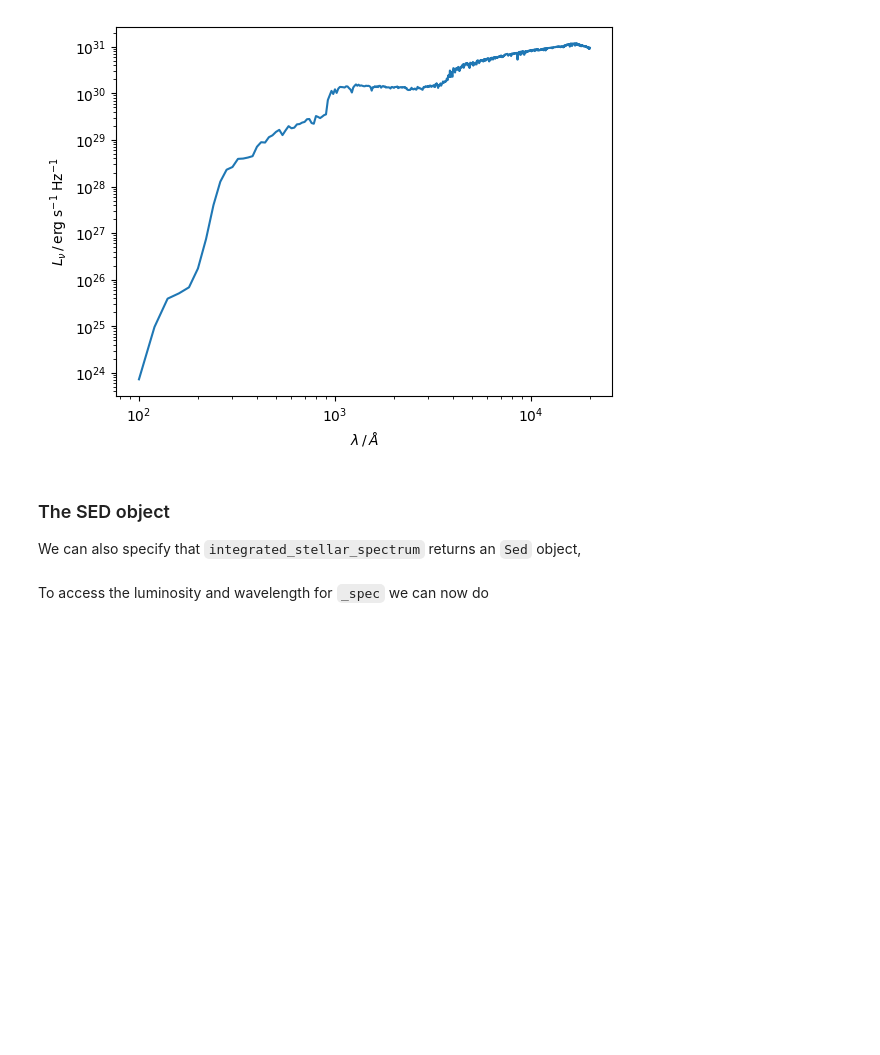
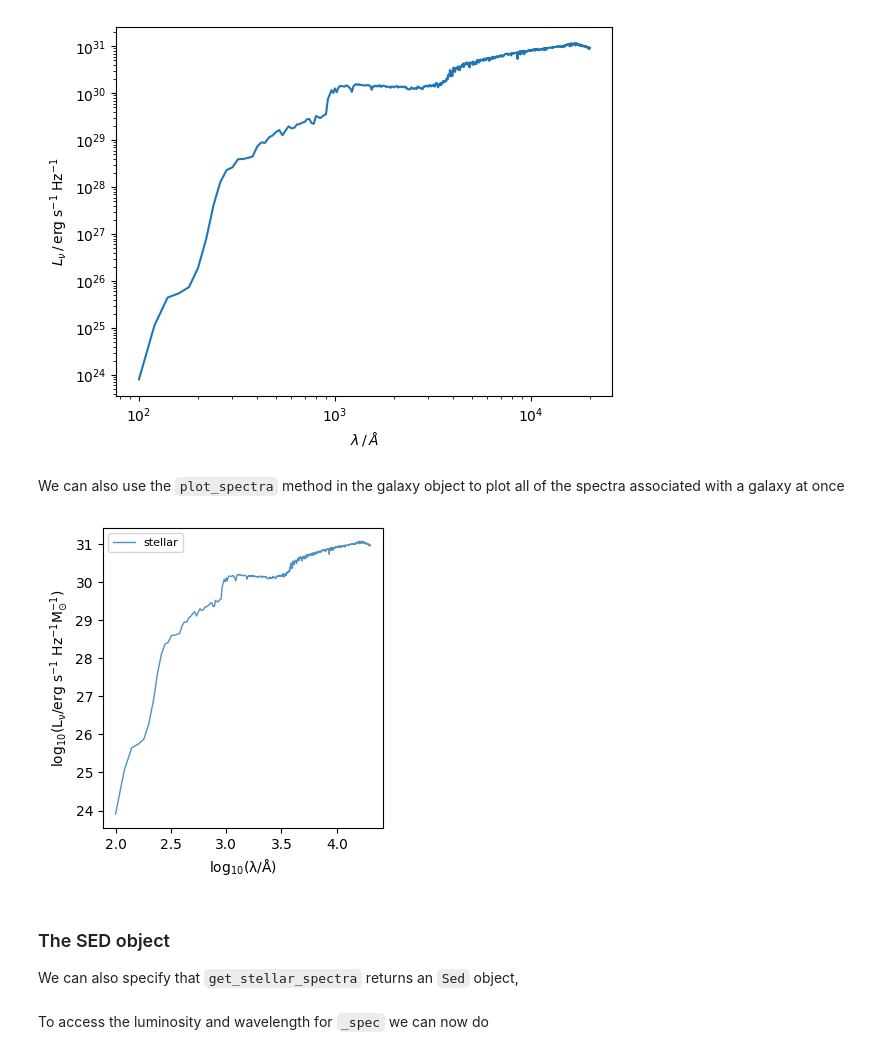
Before and after one commit to synthesizer-project/synthesizer, a Jupyter notebook: docs/source/cosmo/cosmo_example.ipynb, the cells around one changed output. Saved outputs shown, nothing was run; the diff lists cells and outputs as text; code cells hidden in the pictures; blank space fills up the shorter version.

```diff
--- a/docs/source/cosmo/cosmo_example.ipynb
+++ b/docs/source/cosmo/cosmo_example.ipynb
@@ -44,8 +44,15 @@ plt.ylabel('$L_{\\nu} \,/\, \mathrm{erg \; s^{-1} \; Hz^{-1}}$')
 # %% [output]
 Text(0, 0.5, '$L_{\\nu} \\,/\\, \\mathrm{erg \\; s^{-1} \\; Hz^{-1}}$')
 [figure]
+# %% [markdown]
+We can also use the `plot_spectra` method in the galaxy object to plot all of the spectra associated with a galaxy at once
+# %%
+_g.plot_spectra()
+plt.show()
+# %% [output]
+[figure, added]
 # %% [markdown]
 ### The SED object
 
-We can also specify that `integrated_stellar_spectrum` returns an `Sed` object,
+We can also specify that `get_stellar_spectra` returns an `Sed` object,
 # %%
```
Also changed, not shown: parts of 20 cells of this notebook.
